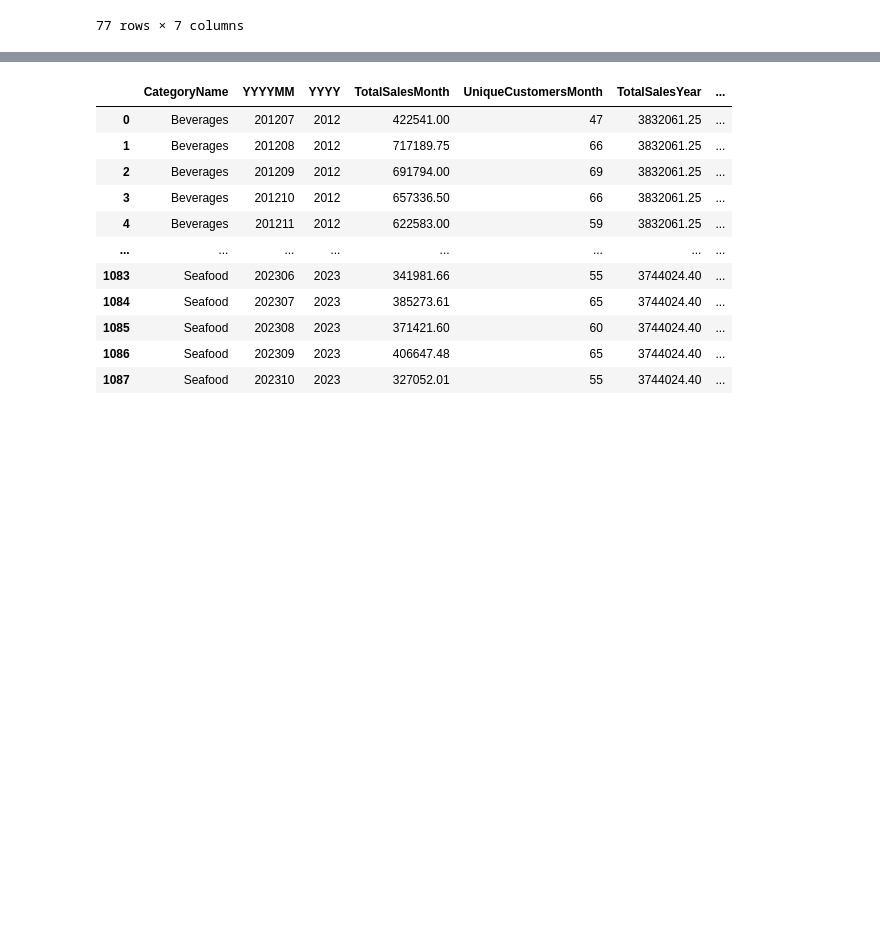
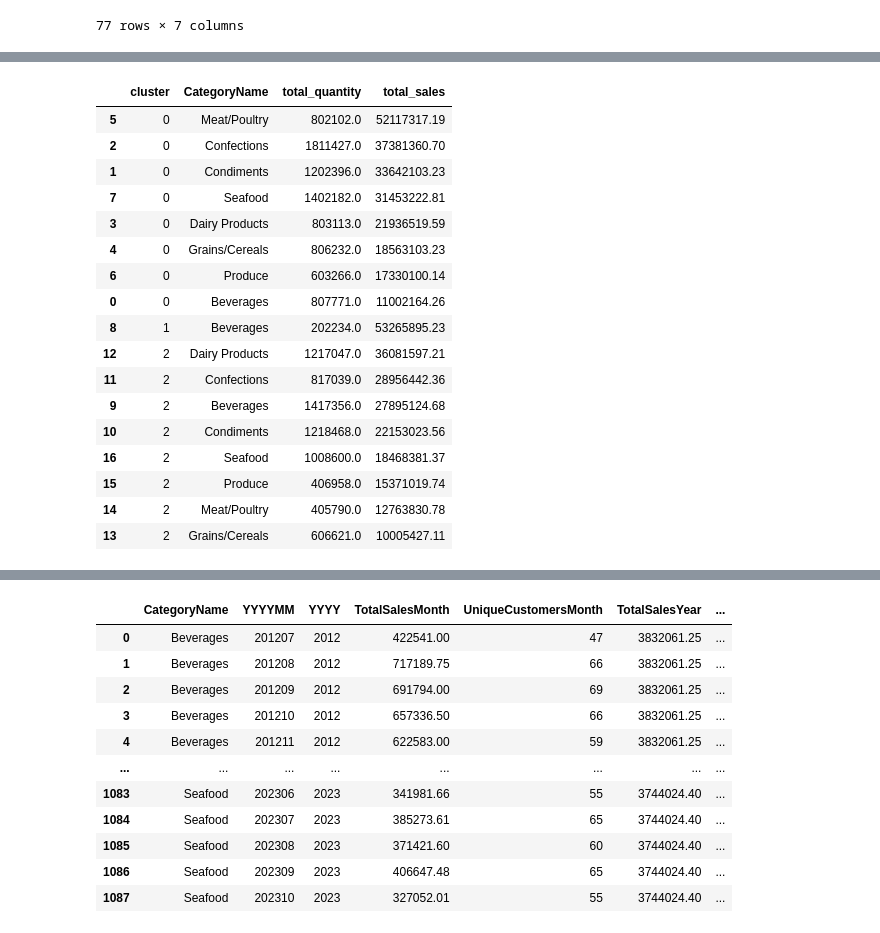
Before and after one commit to refuel-code-135/ml-unsupervised-clustering-sql-data, a Jupyter notebook: notebooks/notebook.ipynb, the cells around one changed output, grey strips where cells are left out. Drawn from its saved outputs; the diff is of its cells as text; code cells hidden in the pictures; blank space fills up the shorter version.

```diff
--- a/notebooks/notebook.ipynb
+++ b/notebooks/notebook.ipynb
@@ -146 +202,38 @@ result[result['cluster'] == 0][['ProductName', 'purchase_count', 'avg_unit_price
+# %%
+product_info = pd.read_sql("SELECT ProductID, CategoryID FROM Products", conn)
+category_info = pd.read_sql("SELECT CategoryID, CategoryName FROM Categories", conn)
+
+merged = result.merge(product_info, on='ProductID', how='left')
+merged = merged.merge(category_info, on='CategoryID', how='left')
+
+cluster_category_sales = (
+    merged.groupby(['cluster', 'CategoryName'])
+    .agg(
+        total_quantity=('total_quantity', 'sum'),
+        total_sales=('total_sales', 'sum')
+    )
+    .reset_index()
+    .sort_values(['cluster', 'total_sales'], ascending=[True, False])
+)
+
+display(cluster_category_sales)
+# %% [output]
+|  | cluster | CategoryName | total_quantity | total_sales |
+| 5 | 0 | Meat/Poultry | 802102.0 | 52117317.19 |
+| 2 | 0 | Confections | 1811427.0 | 37381360.70 |
+| 1 | 0 | Condiments | 1202396.0 | 33642103.23 |
+| 7 | 0 | Seafood | 1402182.0 | 31453222.81 |
+| 3 | 0 | Dairy Products | 803113.0 | 21936519.59 |
+| 4 | 0 | Grains/Cereals | 806232.0 | 18563103.23 |
+| 6 | 0 | Produce | 603266.0 | 17330100.14 |
+| 0 | 0 | Beverages | 807771.0 | 11002164.26 |
+| 8 | 1 | Beverages | 202234.0 | 53265895.23 |
+| 12 | 2 | Dairy Products | 1217047.0 | 36081597.21 |
+| 11 | 2 | Confections | 817039.0 | 28956442.36 |
+| 9 | 2 | Beverages | 1417356.0 | 27895124.68 |
+| 10 | 2 | Condiments | 1218468.0 | 22153023.56 |
+| 16 | 2 | Seafood | 1008600.0 | 18468381.37 |
+| 15 | 2 | Produce | 406958.0 | 15371019.74 |
+| 14 | 2 | Meat/Poultry | 405790.0 | 12763830.78 |
+| 13 | 2 | Grains/Cereals | 606621.0 | 10005427.11 |
 # %%
```
Also changed, not shown: parts of 18 cells of this notebook, 2 other files.
